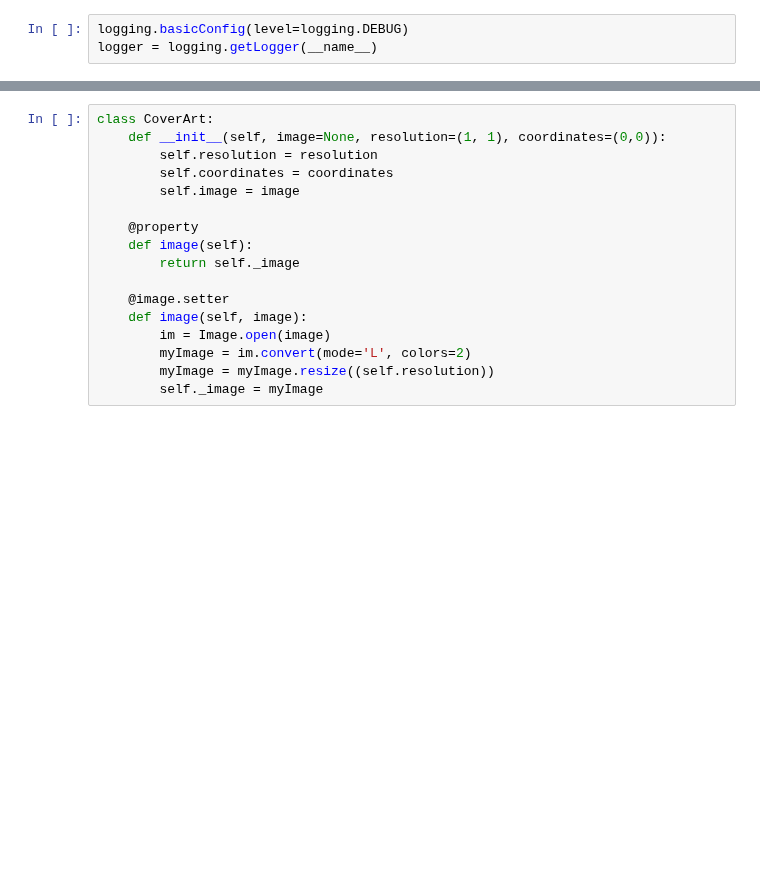
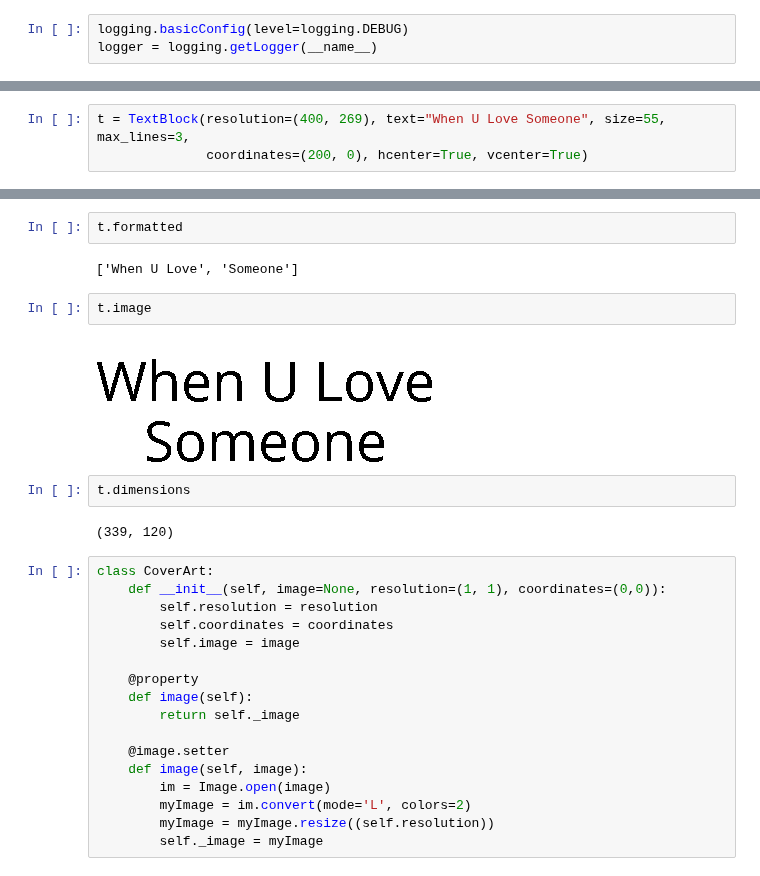
Before and after one commit to txoof/slimpi_epd, a Jupyter notebook: textblock.ipynb, the cells around one changed output, grey strips where cells are left out. Saved outputs shown, nothing was run; the diff lists cells and outputs as text; blank space fills up the shorter version.

```diff
--- a/textblock.ipynb
+++ b/textblock.ipynb
@@ -261,0 +524,3 @@ class TextBlock:
+# %%
+t = TextBlock(resolution=(400, 269), text="When U Love Someone", size=55, max_lines=3,
+              coordinates=(200, 0), hcenter=True, vcenter=True)
@@ -262,3 +541,15 @@ class TextBlock:
+# %%
+t.formatted
+# %% [output]
+['When U Love', 'Someone']
+# %%
+t.image
+# %% [output]
+[figure, added]
+# %%
+t.dimensions
+# %% [output]
+(339, 120)
 # %%
 class CoverArt:
     def __init__(self, image=None, resolution=(1, 1), coordinates=(0,0)):
```
Also changed, not shown: parts of 16 cells of this notebook, 1 other file.
